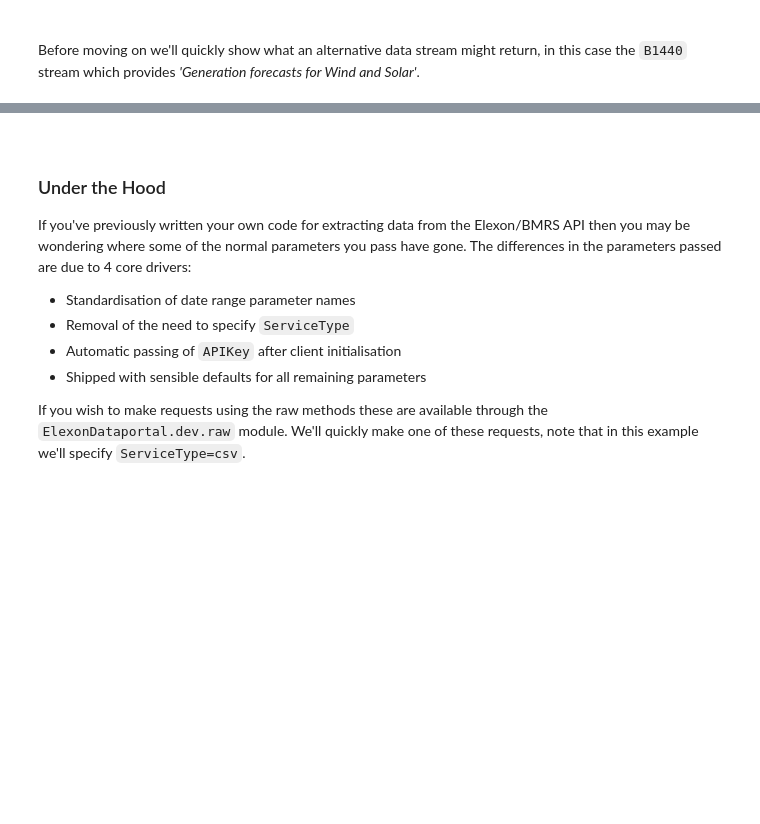
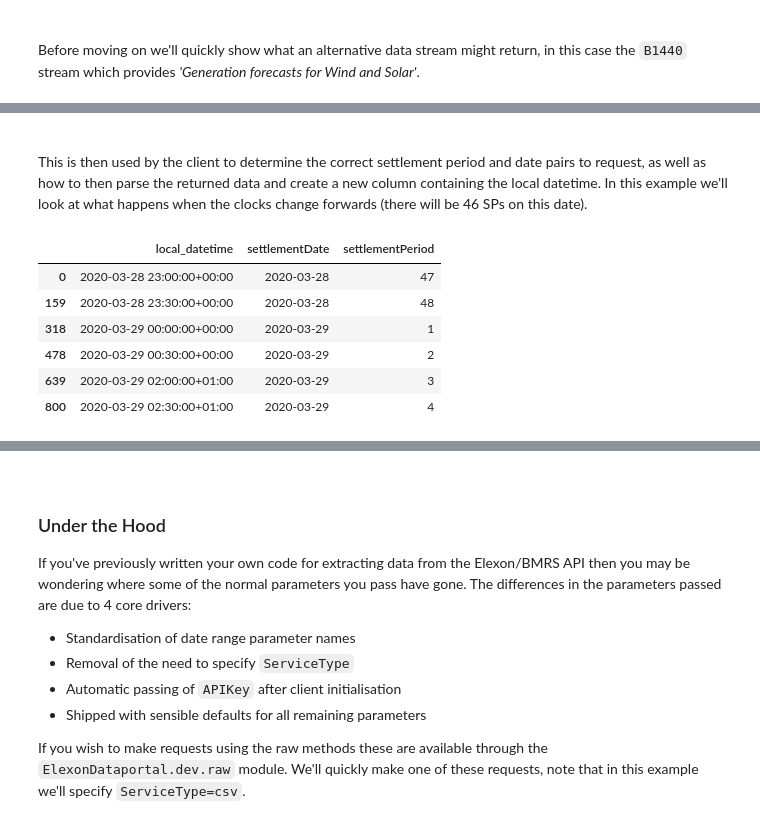
Before and after one commit to OSUKED/ElexonDataPortal, a Jupyter notebook: nbs/08-quick-start.ipynb, the cells around one changed output, grey strips where cells are left out. Cells and saved outputs as stored; diff of their text form; code cells hidden in the pictures; blank space fills up the shorter version.

```diff
--- a/nbs/08-quick-start.ipynb
+++ b/nbs/08-quick-start.ipynb
@@ -110,0 +133,19 @@ df_B1440.head(3)
+# %% [markdown]
+<br>
+
+This is then used by the client to determine the correct settlement period and date pairs to request, as well as how to then parse the returned data and create a new column containing the local datetime. In this example we'll look at what happens when the clocks change forwards (there will be 46 SPs on this date).
+# %%
+start_date = '2020-03-28 23:00'
+end_date = '2020-03-29 02:30'
+
+df_B1610_clock_change = client.get_B1610(start_date, end_date)
+
+df_B1610_clock_change[['local_datetime', 'settlementDate', 'settlementPeriod']].drop_duplicates()
+# %% [output]
+|  | local_datetime | settlementDate | settlementPeriod |
+| 0 | 2020-03-28 23:00:00+00:00 | 2020-03-28 | 47 |
+| 159 | 2020-03-28 23:30:00+00:00 | 2020-03-28 | 48 |
+| 318 | 2020-03-29 00:00:00+00:00 | 2020-03-29 | 1 |
+| 478 | 2020-03-29 00:30:00+00:00 | 2020-03-29 | 2 |
+| 639 | 2020-03-29 02:00:00+01:00 | 2020-03-29 | 3 |
+| 800 | 2020-03-29 02:30:00+01:00 | 2020-03-29 | 4 |
```
Also changed, not shown: parts of 7 cells of this notebook, 6 other files.
